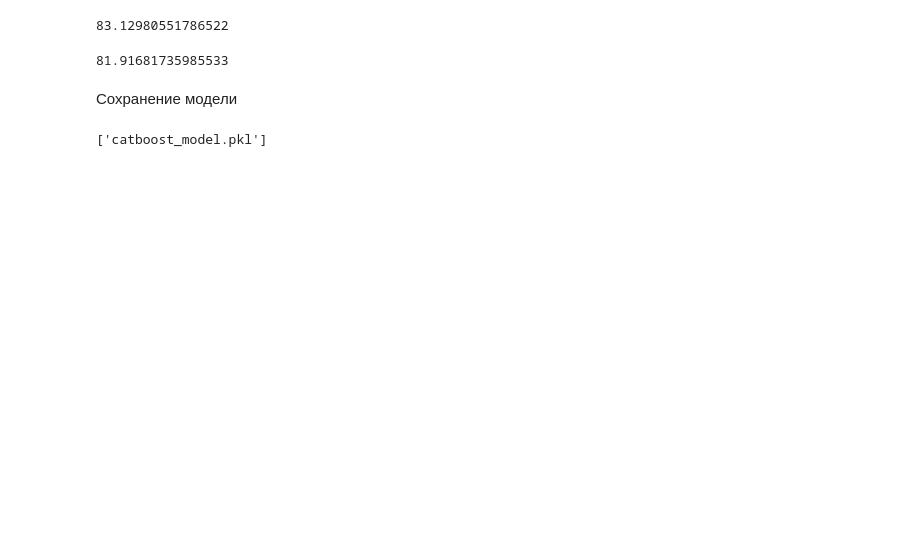
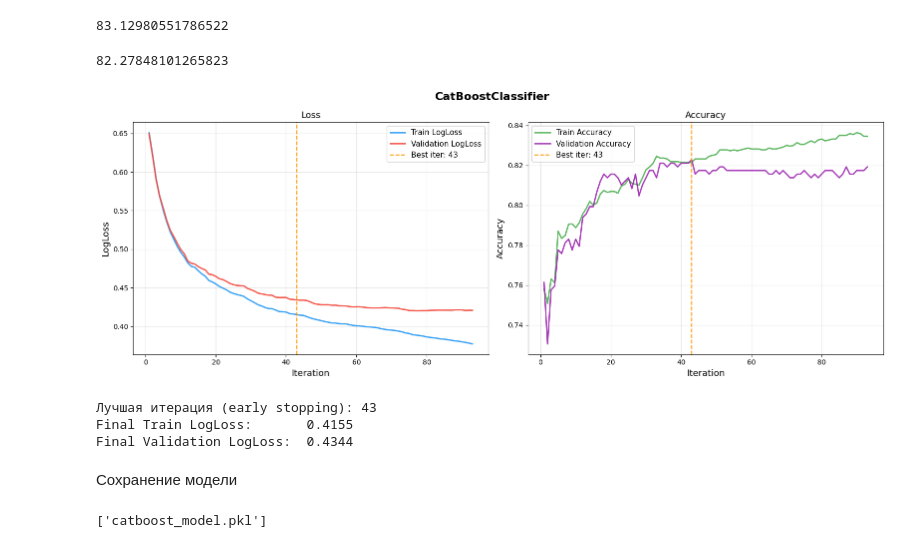
Before and after one commit to Polineska/Burnout-and-leave-ML-models, a Jupyter notebook: Employee_leave.ipynb, the cells around one changed output. Saved outputs shown, nothing was run; the diff lists cells and outputs as text; code cells hidden in the pictures; blank space fills up the shorter version.

```diff
--- a/Employee_leave.ipynb
+++ b/Employee_leave.ipynb
@@ -604,0 +587,16 @@ Learning rate set to 0.119419
+# %%
+cat = CatBoostClassifier(
+    iterations=500,
+    max_depth=5,
+    learning_rate=0.1,
+    eval_metric='Accuracy',
+    early_stopping_rounds=50,
+    verbose=0,
+    random_seed=42
+)
+
+cat.fit(
+    X_train, y_train,
+    eval_set=(X_test, y_test),
+    verbose=0
+)
@@ -609,7 +622,55 @@ print(cat.score(X_train,y_train)*100)
 # %%
 print(cat.score(X_test,y_test)*100)
 # %% [output]
-81.91681735985533
+82.27848101265823
+# %%
+evals_result = cat.get_evals_result()
+
+train_loss = np.array(evals_result['learn']['Logloss'])
+val_loss   = np.array(evals_result['validation']['Logloss'])
+train_acc  = list(evals_result['learn']['Accuracy'])
+val_acc    = list(evals_result['validation']['Accuracy'])
+iterations = np.arange(1, len(train_loss) + 1)
+
+best_it = cat.best_iteration_ + 1
+
+fig, axes = plt.subplots(1, 2, figsize=(16, 6))
+fig.suptitle('CatBoostClassifier',
+             fontsize=16, fontweight='bold')
+
+#log loss
+ax1 = axes[0]
+ax1.plot(iterations, train_loss, color='#2196F3', linewidth=2, label='Train LogLoss', alpha=0.9)
+ax1.plot(iterations, val_loss,   color='#F44336', linewidth=2, label='Validation LogLoss', alpha=0.9)
+ax1.axvline(x=best_it, color='#FF9800', linestyle='--', linewidth=1.5, label=f'Best iter: {best_it}')
+ax1.set_xlabel('Iteration', fontsize=13)
+ax1.set_ylabel('LogLoss', fontsize=13)
+ax1.set_title('Loss', fontsize=13)
+ax1.legend(fontsize=11)
+ax1.grid(True, alpha=0.3)
+
+#Accuracy
+ax2 = axes[1]
+ax2.plot(iterations, train_acc, color='#4CAF50', linewidth=2, label='Train Accuracy', alpha=0.9)
+ax2.plot(iterations, val_acc,   color='#9C27B0', linewidth=2, label='Validation Accuracy', alpha=0.9)
+ax2.axvline(x=best_it, color='#FF9800', linestyle='--', linewidth=1.5, label=f'Best iter: {best_it}')
+ax2.set_xlabel('Iteration', fontsize=13)
+ax2.set_ylabel('Accuracy', fontsize=13)
+ax2.set_title('Accuracy', fontsize=13)
+ax2.legend(fontsize=11)
+ax2.grid(True, alpha=0.3)
+
+plt.tight_layout()
+plt.savefig('catboost_classifier_dynamics.png', dpi=150, bbox_inches='tight')
+plt.show()
+print(f"Лучшая итерация (early stopping): {best_it}")
+print(f"Final Train LogLoss:       {train_loss[best_it-1]:.4f}")
+print(f"Final Validation LogLoss:  {val_loss[best_it-1]:.4f}")
+# %% [output]
+[figure, added]
+Лучшая итерация (early stopping): 43
+Final Train LogLoss:       0.4155
+Final Validation LogLoss:  0.4344
 # %% [markdown]
 Сохранение модели
 # %%
```
Also changed, not shown: parts of 17 cells of this notebook.
